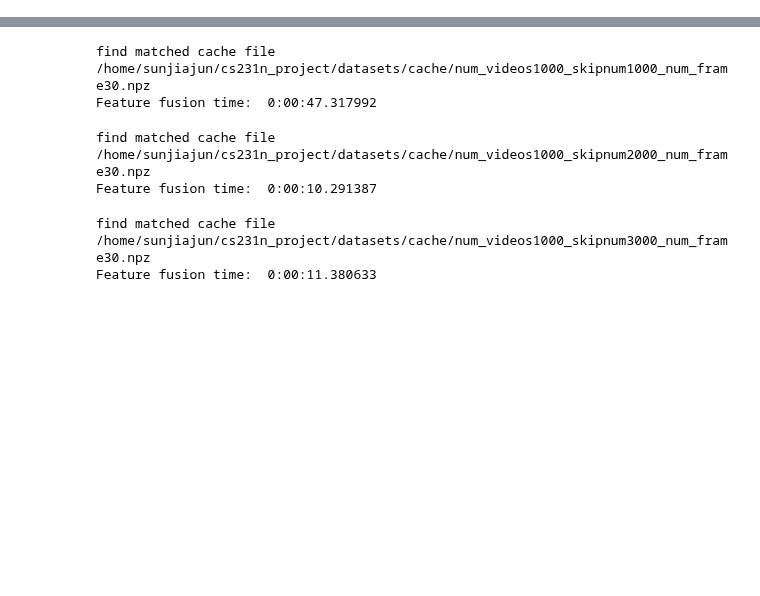
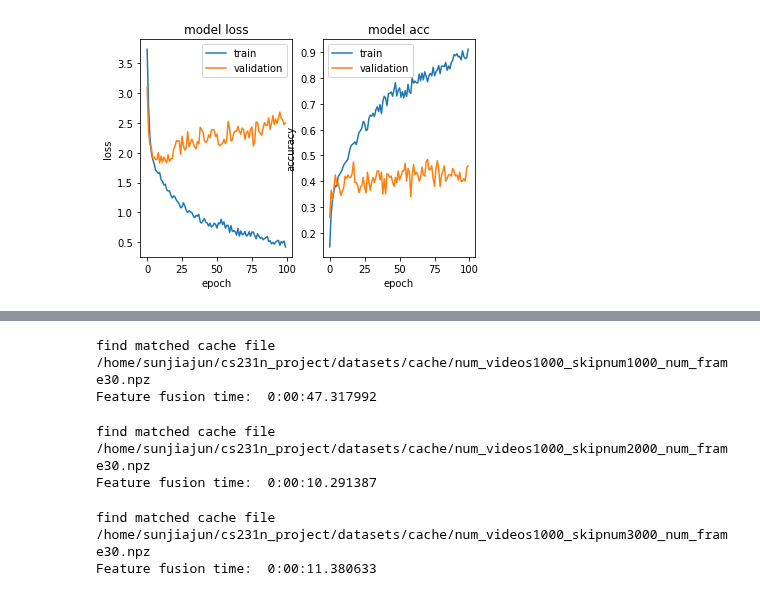
Before and after one commit to jiajuns/cs231n_project, a Jupyter notebook: test_LSTM.ipynb, the cells around one changed output, grey strips where cells are left out. Saved outputs shown, nothing was run; the diff lists cells and outputs as text; code cells hidden in the pictures; blank space fills up the shorter version.

Commit message:
new training in LSTM model

```diff
--- a/test_LSTM.ipynb
+++ b/test_LSTM.ipynb
@@ -11,0 +15,20 @@ Using TensorFlow backend.
+# %%
+# load features for different number of frames
+skipnum = 0
+num_frames = 20
+size = (224, 224, 3)
+num_videos = 1000
+
+# more balanced data
+idx_path = os.getcwd() + '/datasets/x_train_ind_above400.npy'
+Xtrain_idx = np.load(idx_path)[:num_videos]
+labels = np.load(os.getcwd() + '/datasets/y_train_mapped_above400.npy')[:num_videos]
+
+# if all videos then
+# num_videos = len(Xtrain_idx)
+
+tic = datetime.now()
+Xtrain, ytrain = load_features(num_videos, num_frames, video_idx = Xtrain_idx, \
+                               labels = labels, size = size, skip_num=skipnum)
+toc = datetime.now()
+print('Feature fusion time: ', toc-tic)
@@ -11,0 +63,6 @@ Using TensorFlow backend.
+# %%
+# build up model
+num_classes = len(np.unique(ytrain))
+lstm = video_classification(num_frames=20, num_classes=num_classes, dropout_rate=0.5, reg=0.1)
+print('LSTM model summary: ')
+print(lstm.model.summary())
@@ -11,0 +87,2 @@ Using TensorFlow backend.
+# %%
+lstm.train(Xtr=Xtrain, ytr=ytrain, lr = 1e-5, lr_decay = 1e-6, verbose=1, bsize=32, epochs=50)
@@ -11,0 +107,4 @@ Using TensorFlow backend.
+# %%
+lstm.plot()
+# %% [output]
+[figure, added]
```
Also changed, not shown: parts of 14 cells of this notebook.
